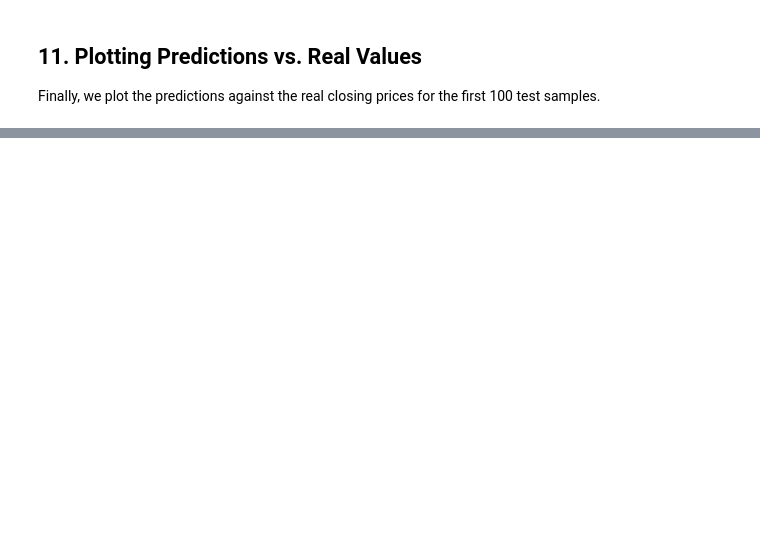
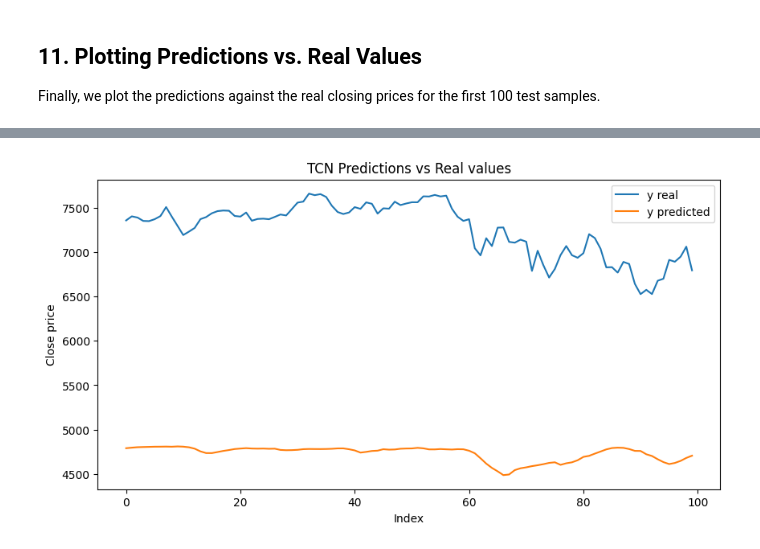
Before and after one commit to Weltozz/CS---DL-Project, a Jupyter notebook: TCN_LSTM_hybrid_model/TCN_LSTM.ipynb, the cells around one changed output, grey strips where cells are left out. Saved outputs shown, nothing was run; the diff lists cells and outputs as text; code cells hidden in the pictures; blank space fills up the shorter version.

```diff
--- a/TCN_LSTM_hybrid_model/TCN_LSTM.ipynb
+++ b/TCN_LSTM_hybrid_model/TCN_LSTM.ipynb
@@ -277,12 +315,17 @@ print(f"MAPE: {mape:.2f}%")
 
 Finally, we plot the predictions against the real closing prices for the first 100 test samples.
 # %%
+y_pred_scaled = model.predict(X_test)
+y_test_unscaled = target_scaler.inverse_transform(y_test.reshape(-1,1))
+y_pred_unscaled = target_scaler.inverse_transform(y_pred_scaled.reshape(-1,1))
+
 n_plot = 100
 plt.figure(figsize=(10, 5))
-plt.plot(y_test_unscaled[:n_plot], label='Real Price')
-plt.plot(y_pred_unscaled[:n_plot], label='Predicted Price')
-plt.xlabel("Test Sample Index")
-plt.ylabel("Closing Price")
-plt.title("TCN Model Predictions vs. Real Values")
+plt.plot(y_test_unscaled[:n_plot], label='y real')
+plt.plot(y_pred_unscaled[:n_plot], label='y predicted')
+plt.xlabel("Index")
+plt.ylabel("Close price")
+plt.title("TCN Predictions vs Real values")
 plt.legend()
 plt.show()
+# %% [output]
@@ -288,0 +333 @@ plt.show()
+[figure, added]
```
Also changed, not shown: parts of 15 cells of this notebook.
